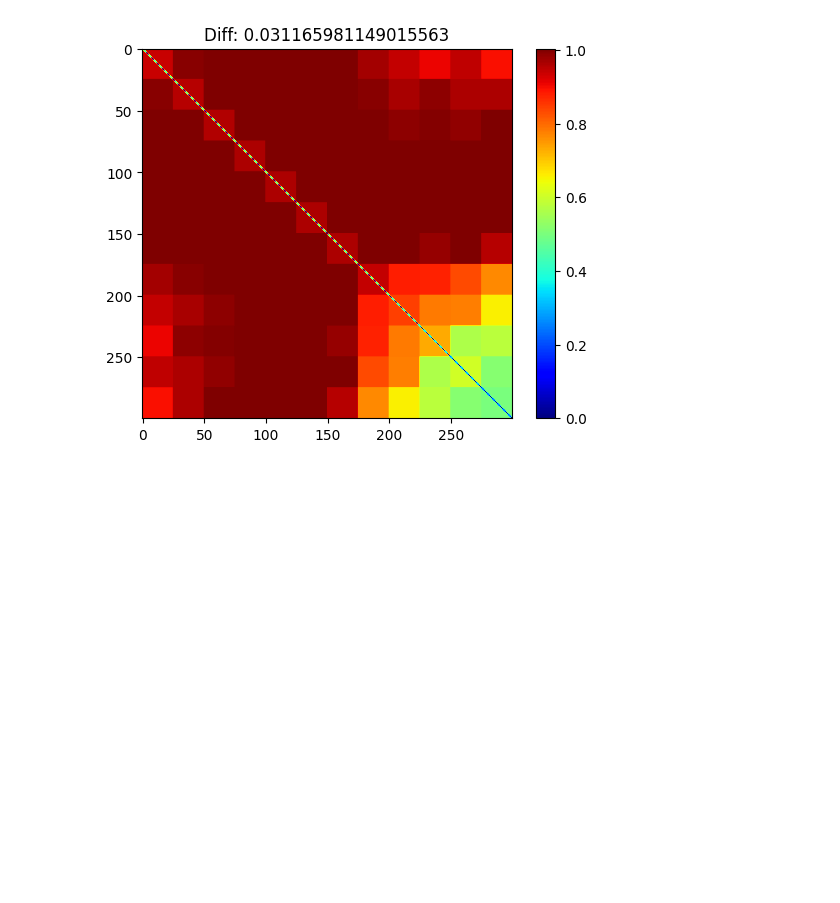
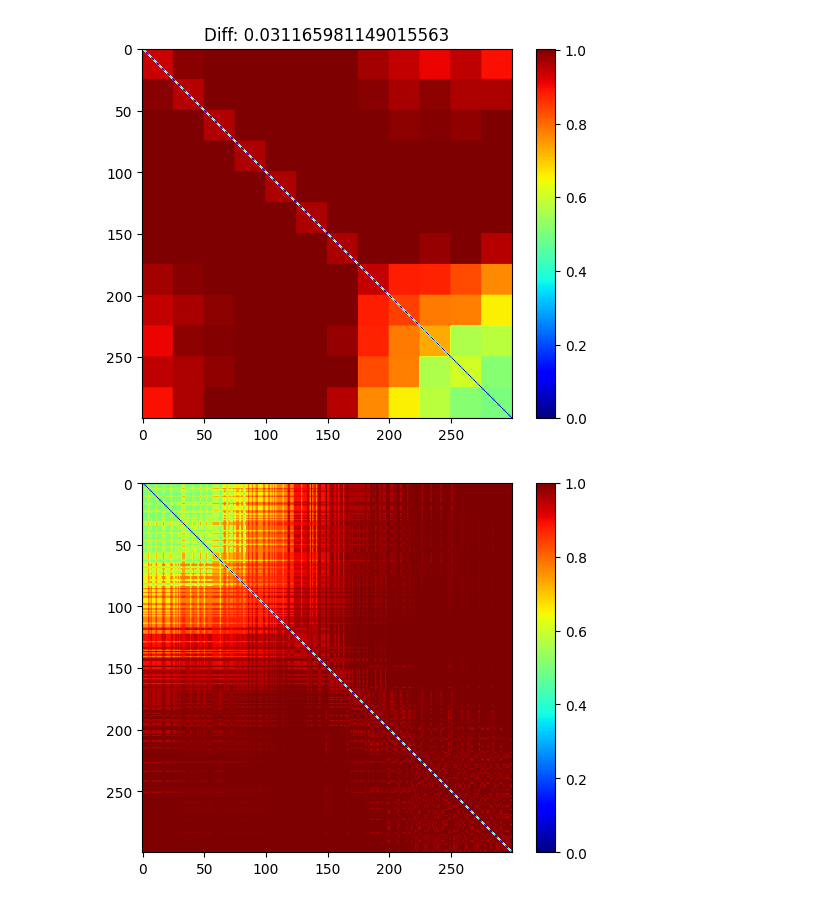
Before and after one commit to dufourc1/pygraphon, a Jupyter notebook: dev/2022_10_01_test_estimators.ipynb, the cells around one changed output. Saved outputs shown, nothing was run; the diff lists cells and outputs as text; code cells hidden in the pictures; blank space fills up the shorter version.

```diff
--- a/dev/2022_10_01_test_estimators.ipynb
+++ b/dev/2022_10_01_test_estimators.ipynb
@@ -59,3 +65,9 @@ plt.colorbar()
 # %% [output]
 <matplotlib.colorbar.Colorbar at 0x...>
 [figure]
+# %%
+plt.imshow(my_hist.get_edge_connectivity(), cmap = "jet")
+plt.colorbar()
+plt.show()
+# %% [output]
+[figure, added]
```
Also changed, not shown: parts of 1 cell of this notebook, 5 other files.
